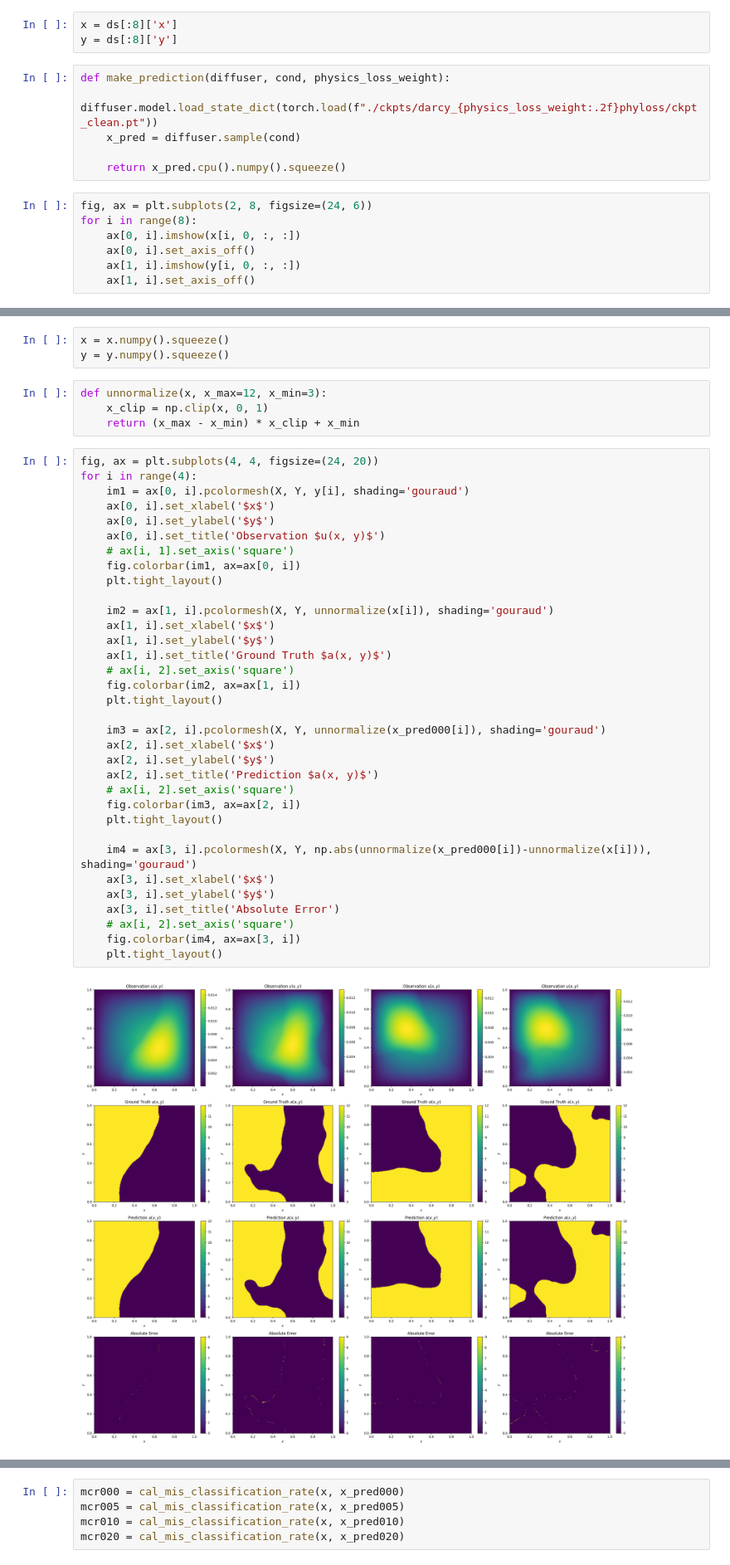
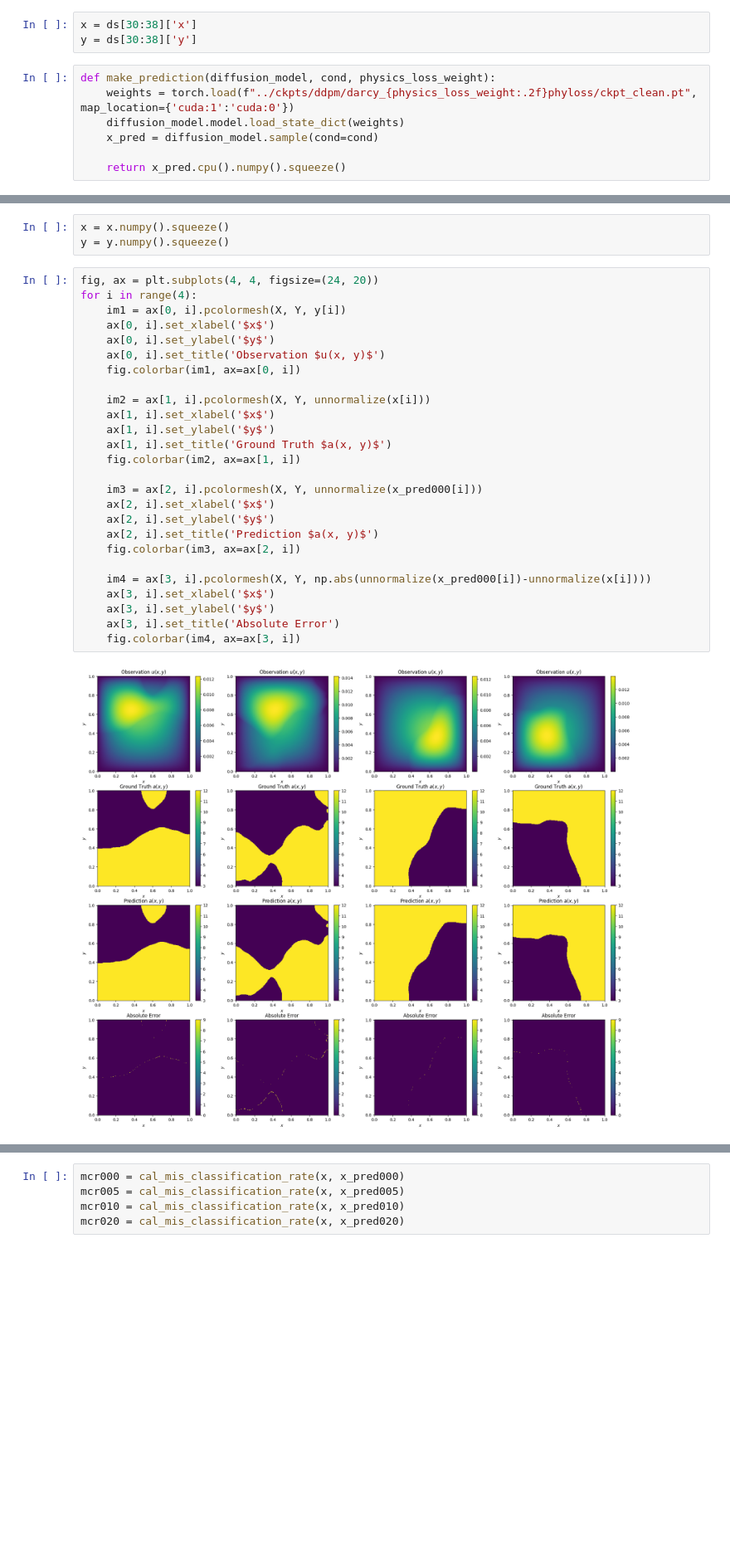
Before and after one commit to bookdiver/FluidDiff, a Jupyter notebook: models/darcys_test.ipynb, the cells around one changed output, grey strips where cells are left out. Shown at 83% size. Drawn from its saved outputs; the diff is of its cells as text; blank space fills up the shorter version.

Commit message:
Add new changes for darcy

```diff
--- a/models/darcys_test.ipynb
+++ b/models/darcys_test.ipynb
@@ -29,16 +75,10 @@ diffusion_model = GaussianDiffusion(
 # %%
-x = ds[:8]['x']
-y = ds[:8]['y']
+x = ds[30:38]['x']
+y = ds[30:38]['y']
 # %%
-def make_prediction(diffuser, cond, physics_loss_weight):
-    diffuser.model.load_state_dict(torch.load(f"./ckpts/darcy_{physics_loss_weight:.2f}phyloss/ckpt_clean.pt"))
-    x_pred = diffuser.sample(cond)
+def make_prediction(diffusion_model, cond, physics_loss_weight):
+    weights = torch.load(f"../ckpts/ddpm/darcy_{physics_loss_weight:.2f}phyloss/ckpt_clean.pt", map_location={'cuda:1':'cuda:0'})
+    diffusion_model.model.load_state_dict(weights)
+    x_pred = diffusion_model.sample(cond=cond)
 
     return x_pred.cpu().numpy().squeeze()
-# %%
-fig, ax = plt.subplots(2, 8, figsize=(24, 6))
-for i in range(8):
-    ax[0, i].imshow(x[i, 0, :, :])
-    ax[0, i].set_axis_off()
-    ax[1, i].imshow(y[i, 0, :, :])
-    ax[1, i].set_axis_off()
@@ -56,44 +91,32 @@ X, Y = np.meshgrid(x_span, y_span)
 # %%
 x = x.numpy().squeeze()
 y = y.numpy().squeeze()
-# %%
-def unnormalize(x, x_max=12, x_min=3):
-    x_clip = np.clip(x, 0, 1)
-    return (x_max - x_min) * x_clip + x_min
 # %%
 fig, ax = plt.subplots(4, 4, figsize=(24, 20))
 for i in range(4):
-    im1 = ax[0, i].pcolormesh(X, Y, y[i], shading='gouraud')
+    im1 = ax[0, i].pcolormesh(X, Y, y[i])
     ax[0, i].set_xlabel('$x$')
     ax[0, i].set_ylabel('$y$')
     ax[0, i].set_title('Observation $u(x, y)$')
-    # ax[i, 1].set_axis('square')
     fig.colorbar(im1, ax=ax[0, i])
-    plt.tight_layout()
 
-    im2 = ax[1, i].pcolormesh(X, Y, unnormalize(x[i]), shading='gouraud')
+    im2 = ax[1, i].pcolormesh(X, Y, unnormalize(x[i]))
     ax[1, i].set_xlabel('$x$')
     ax[1, i].set_ylabel('$y$')
     ax[1, i].set_title('Ground Truth $a(x, y)$')
-    # ax[i, 2].set_axis('square')
     fig.colorbar(im2, ax=ax[1, i])
-    plt.tight_layout()
 
-    im3 = ax[2, i].pcolormesh(X, Y, unnormalize(x_pred000[i]), shading='gouraud')
+    im3 = ax[2, i].pcolormesh(X, Y, unnormalize(x_pred000[i]))
     ax[2, i].set_xlabel('$x$')
     ax[2, i].set_ylabel('$y$')
     ax[2, i].set_title('Prediction $a(x, y)$')
-    # ax[i, 2].set_axis('square')
     fig.colorbar(im3, ax=ax[2, i])
-    plt.tight_layout()
 
-    im4 = ax[3, i].pcolormesh(X, Y, np.abs(unnormalize(x_pred000[i])-unnormalize(x[i])), shading='gouraud')
+    im4 = ax[3, i].pcolormesh(X, Y, np.abs(unnormalize(x_pred000[i])-unnormalize(x[i])))
     ax[3, i].set_xlabel('$x$')
     ax[3, i].set_ylabel('$y$')
     ax[3, i].set_title('Absolute Error')
-    # ax[i, 2].set_axis('square')
     fig.colorbar(im4, ax=ax[3, i])
-    plt.tight_layout()
 # %% [output]
-[figure, old version]
+[figure, new version]
 # %%
```
Also changed, not shown: parts of 37 cells of this notebook, 7 other files.
